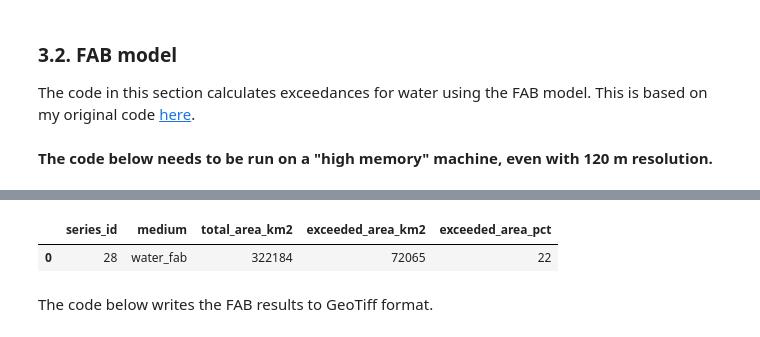
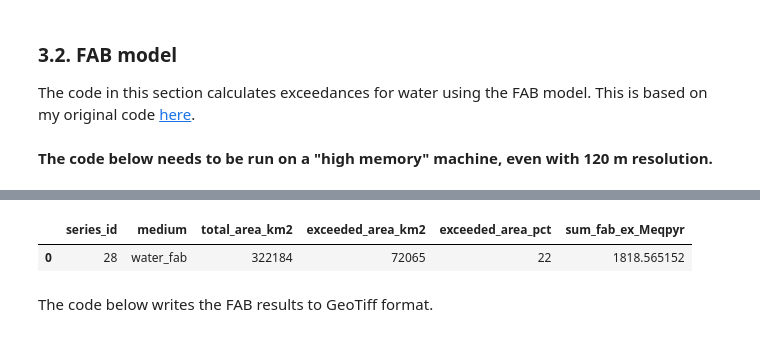
Before and after one commit to JamesSample/critical_loads_2, a Jupyter notebook: notebooks/04b_water_cls_magic.ipynb, the cells around one changed output, grey strips where cells are left out. Saved outputs shown, nothing was run; the diff lists cells and outputs as text; code cells hidden in the pictures.

```diff
--- a/notebooks/04b_water_cls_magic.ipynb
+++ b/notebooks/04b_water_cls_magic.ipynb
@@ -75,8 +76,17 @@ Rasters saved to:
 cl_fold = f"/home/jovyan/shared/critical_loads/raster/magic_{year}/water"
 out_fold = f"/home/jovyan/shared/critical_loads/raster/magic_{year}/exceedance"
 ex_df = cl.calculate_water_exceedance_sswc(
-    ser_id, "1216", cl_fold, out_fold, cell_size=120, bc0="BC0_magic", neg_to_zero=False
+    ser_id, short_name, cl_fold, out_fold, cell_size=120, bc0="BC0_magic", neg_to_zero=False
 )
+
+sswc_path = os.path.join(
+    out_fold, f"sswc_ex_meqpm2pyr_{short_name}_{cell_size}m.tif"
+)
+sswc_ex, ndv, epsg, extent = nivapy.spatial.read_raster(sswc_path)
+sswc_ex = sswc_ex.astype(np.float32)
+sswc_ex[sswc_ex < 0] = np.nan
+ex_df["sum_sswc_ex_Meqpyr"] = np.nansum(sswc_ex) * 120 * 120 / 1e9
+
 ex_df
 # %% [output]
 Exceedance grid saved to:
@@ -162,9 +171,10 @@ ex_df = pd.DataFrame(
 ex_df = ex_df.round(0).astype(int)
 ex_df["series_id"] = ser_id
 ex_df["medium"] = "water_fab"
+ex_df["sum_fab_ex_Meqpyr"] = np.nansum(ex) * 120 * 120 / 1e9
 
 ex_df = ex_df[
-    ["series_id", "medium", "total_area_km2", "exceeded_area_km2", "exceeded_area_pct"]
+    ["series_id", "medium", "total_area_km2", "exceeded_area_km2", "exceeded_area_pct", "sum_fab_ex_Meqpyr"]
 ]
 
 ex_df
@@ -174,5 +184,5 @@ Wall time: 15.7 s
-|  | series_id | medium | total_area_km2 | exceeded_area_km2 | exceeded_area_pct |
-| 0 | 28 | water_fab | 322184 | 72065 | 22 |
+|  | series_id | medium | total_area_km2 | exceeded_area_km2 | exceeded_area_pct | sum_fab_ex_Meqpyr |
+| 0 | 28 | water_fab | 322184 | 72065 | 22 | 1818.565152 |
 # %% [markdown]
 The code below writes the FAB results to GeoTiff format.
 # %%
```
Also changed, not shown: parts of 4 cells of this notebook, 1 other file.
